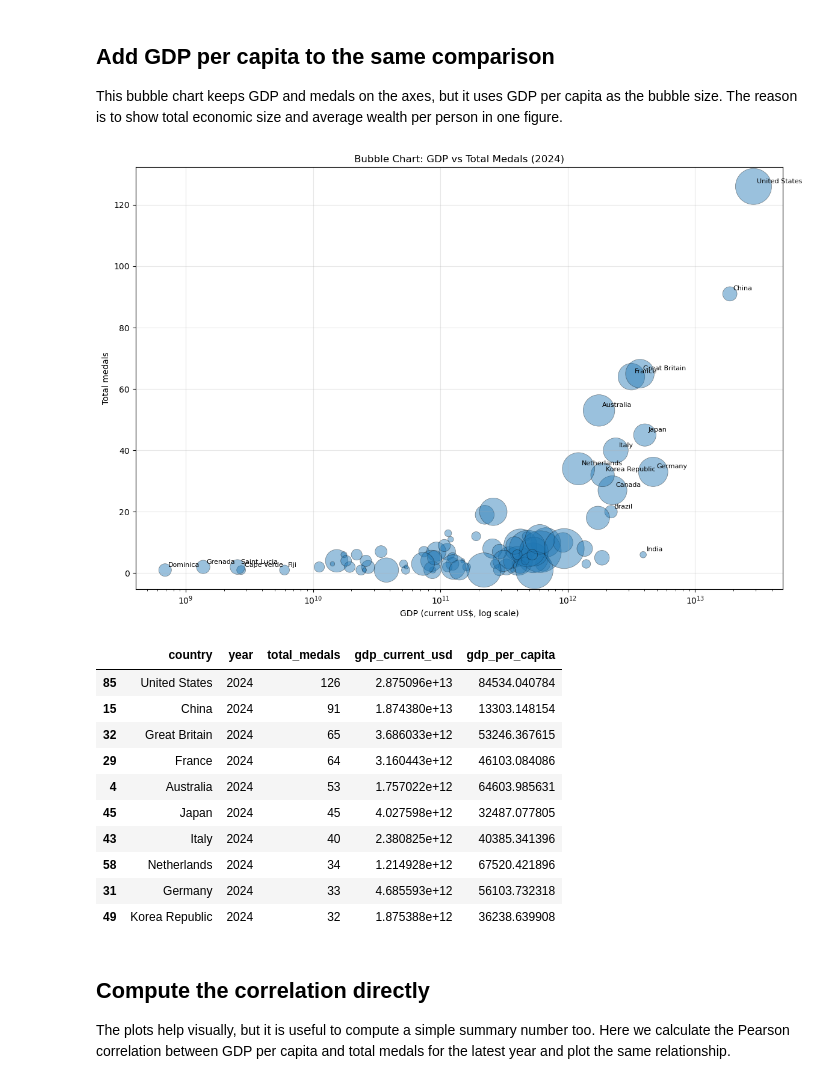
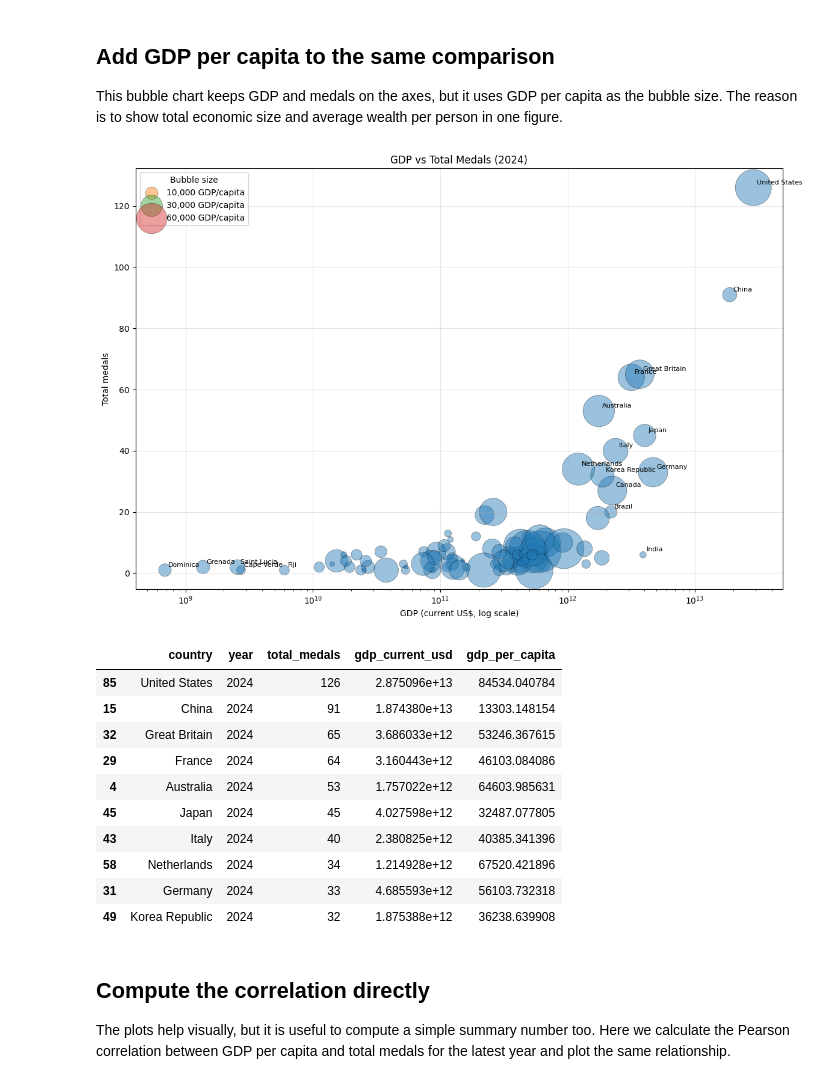
Before and after one commit to com-480-data-visualization/GSP, a Jupyter notebook: MS1/GDP_vs_total_medals_per_country.ipynb, the cells around one changed output. Drawn from its saved outputs; the diff is of its cells as text; code cells hidden in the pictures.

Commit message:
add bubble legend

```diff
--- a/MS1/GDP_vs_total_medals_per_country.ipynb
+++ b/MS1/GDP_vs_total_medals_per_country.ipynb
@@ -351,35 +351,49 @@ plt.scatter(
     edgecolors="black",
     linewidth=0.5,
 )
 
 label_df = pd.concat(
     [
         bubble_df.nlargest(10, "total_medals"),
         bubble_df.nlargest(10, "gdp_current_usd"),
         bubble_df.nsmallest(5, "gdp_current_usd"),
     ],
     ignore_index=True,
 ).drop_duplicates(subset=["country"])
 for _, row in label_df.iterrows():
     plt.annotate(
         row["country"],
         (row["gdp_current_usd"], row["total_medals"]),
         textcoords="offset points",
         xytext=(4, 4),
         fontsize=8,
     )
 
+size_max = bubble_df["gdp_per_capita"].max()
+bubble_sizes = bubble_df["gdp_per_capita"] / size_max * 2500
+# simple bubble size legend
+for val in [10_000, 30_000, 60_000]:
+    plt.scatter(
+        [], [],
+        s=val / size_max * 2500,
+        alpha=0.45,
+        edgecolors="black",
+        linewidth=0.5,
+        label=f"{val:,} GDP/capita",
+    )
+
+plt.legend(title="Bubble size", loc="upper left")
 plt.xscale("log")
 plt.xlabel("GDP (current US$, log scale)")
 plt.ylabel("Total medals")
-plt.title(f"Bubble Chart: GDP vs Total Medals ({latest_year})")
+plt.title(f"GDP vs Total Medals ({latest_year})")
 plt.grid(True, alpha=0.3)
 plt.tight_layout()
 plt.show()
 
 bubble_df.sort_values("total_medals", ascending=False).head(10)
 # %% [output]
-[figure, old version]
+[figure, new version]
 |  | country | year | total_medals | gdp_current_usd | gdp_per_capita |
 | 85 | United States | 2024 | 126 | 2.875096e+13 | 84534.040784 |
 | 15 | China | 2024 | 91 | 1.874380e+13 | 13303.148154 |
```
Also changed, not shown: 1 other file.
